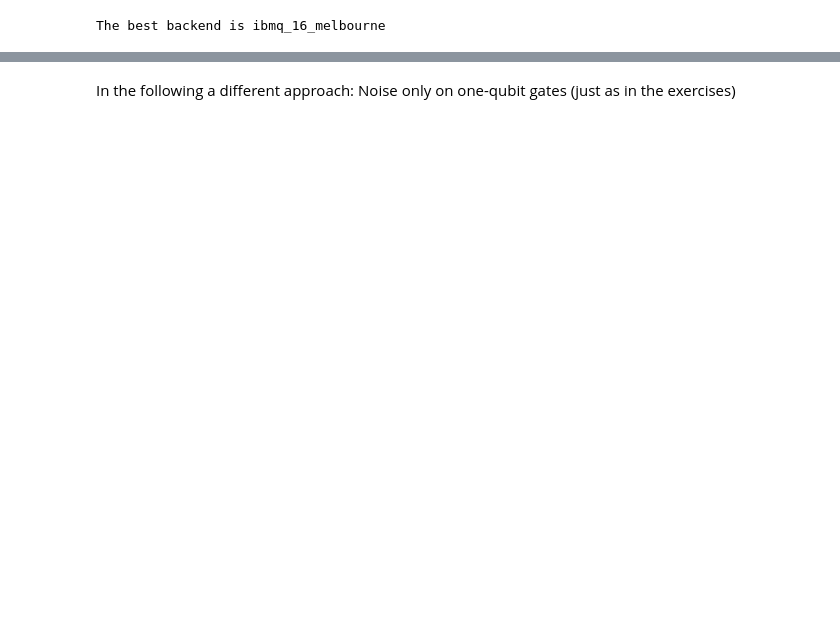
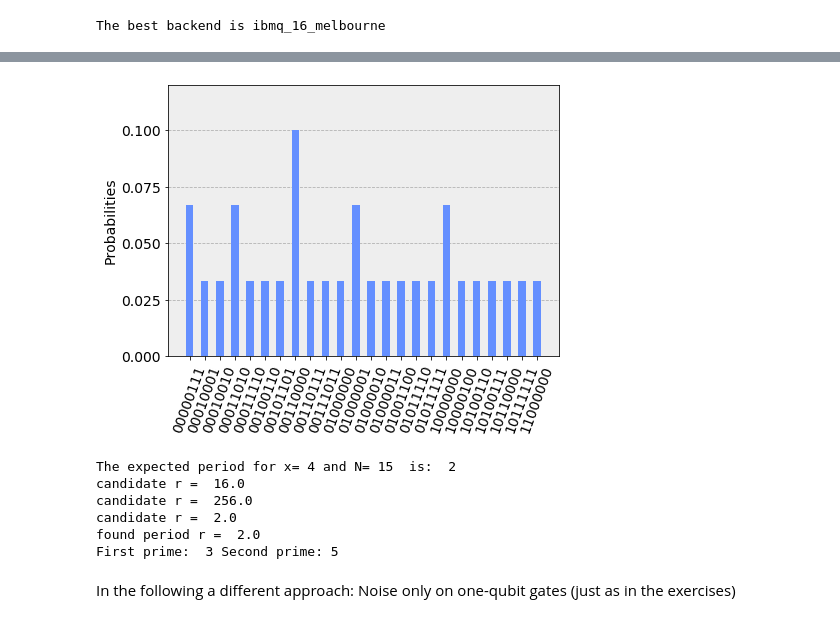
Before and after one commit to err4re/IBMQ-Shor, a Jupyter notebook: Shor.ipynb, the cells around one changed output, grey strips where cells are left out. Cells and saved outputs as stored; diff of their text form; code cells hidden in the pictures; blank space fills up the shorter version.

```diff
--- a/Shor.ipynb
+++ b/Shor.ipynb
@@ -399,5 +416,3 @@ As we can see the algorithm runs correctly on a simulator without noise. We will
 from qiskit import IBMQ
 # %%
 #IBMQ.enable_account('f6a038b8c69bb67a73957939a73ef68aca2a7f80c4e123482d089fe2c2ee7de9054fa0106068d56d4bc01e7df71c4fc8c3bc888171a41033f62168c8b4b1bbc9')
-# %%
-IBMQ.load_accounts()
@@ -481,12 +548,30 @@ basis_gates = noise_model.basis_gates
 simulator = Aer.get_backend('qasm_simulator')
 
 # Execute noisy simulation and get counts
-result_noise = execute(circ, simulator,
+result_noise = execute(complete_circuit, simulator,
                        noise_model=noise_model,
                        coupling_map=coupling_map,
-                       basis_gates=basis_gates).result()
-counts_noise = result_noise.get_counts(circ)
-plot_histogram(counts_noise, title="Counts for 3-qubit GHZ state with depolarizing noise model")
+                       basis_gates=basis_gates, shots=30).result()
+
+counts_noise = result_noise.get_counts(complete_circuit)
+# %%
+plot_histogram(counts_noise, bar_labels = False).savefig("noise.pdf", bbox_inches = "tight")
+plot_histogram(counts_noise, bar_labels = False)
+# %% [output]
+[figure, added]
+# %%
+#find order
+r = find_quantum_period(counts_noise)
+
+#print prime candidates
+p1, p2 = prime_candidates(r)
+# %% [output]
+The expected period for x= 4 and N= 15  is:  2
+candidate r =  16.0
+candidate r =  256.0
+candidate r =  2.0
+found period r =  2.0
+First prime:  3 Second prime: 5
 # %% [markdown]
 In the following a different approach: Noise only on one-qubit gates (just as in the exercises)
 # %%
```
Also changed, not shown: parts of 20 cells of this notebook, 6 other files.
